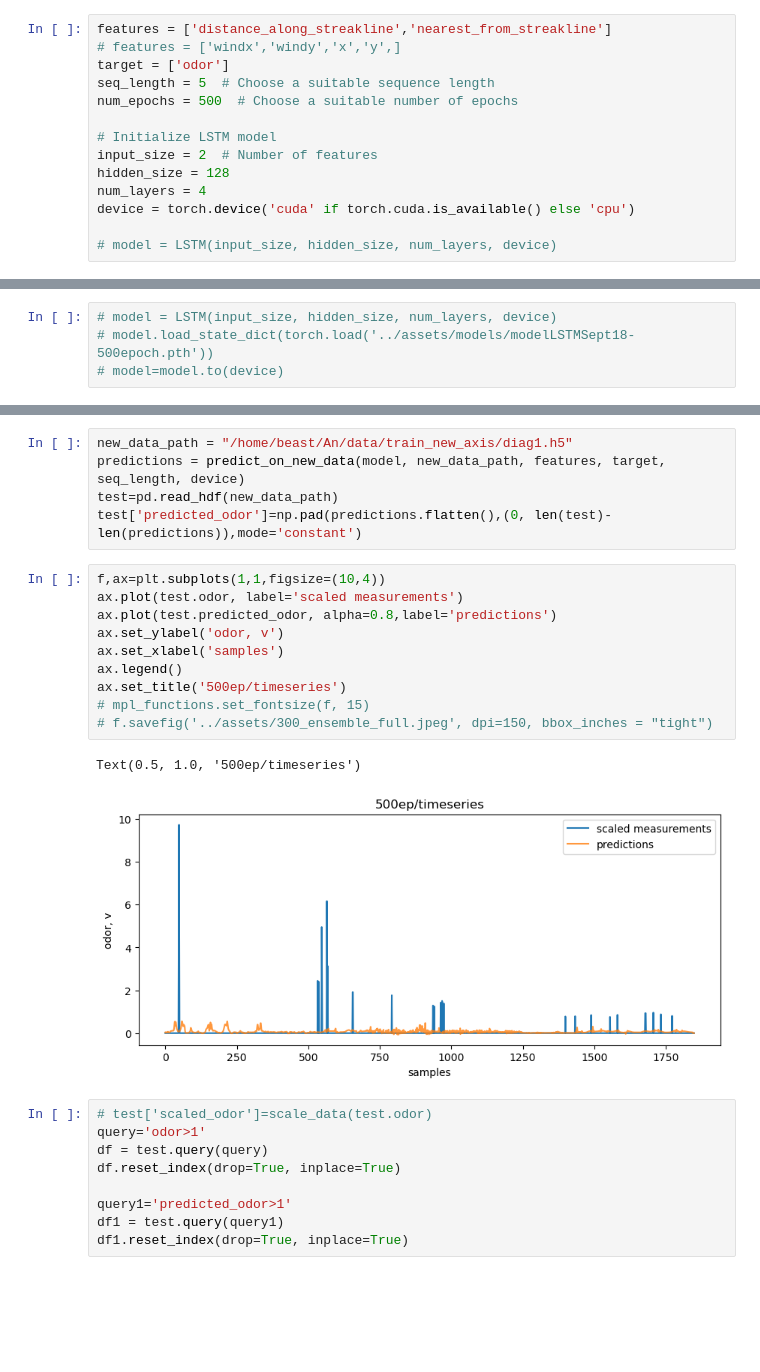
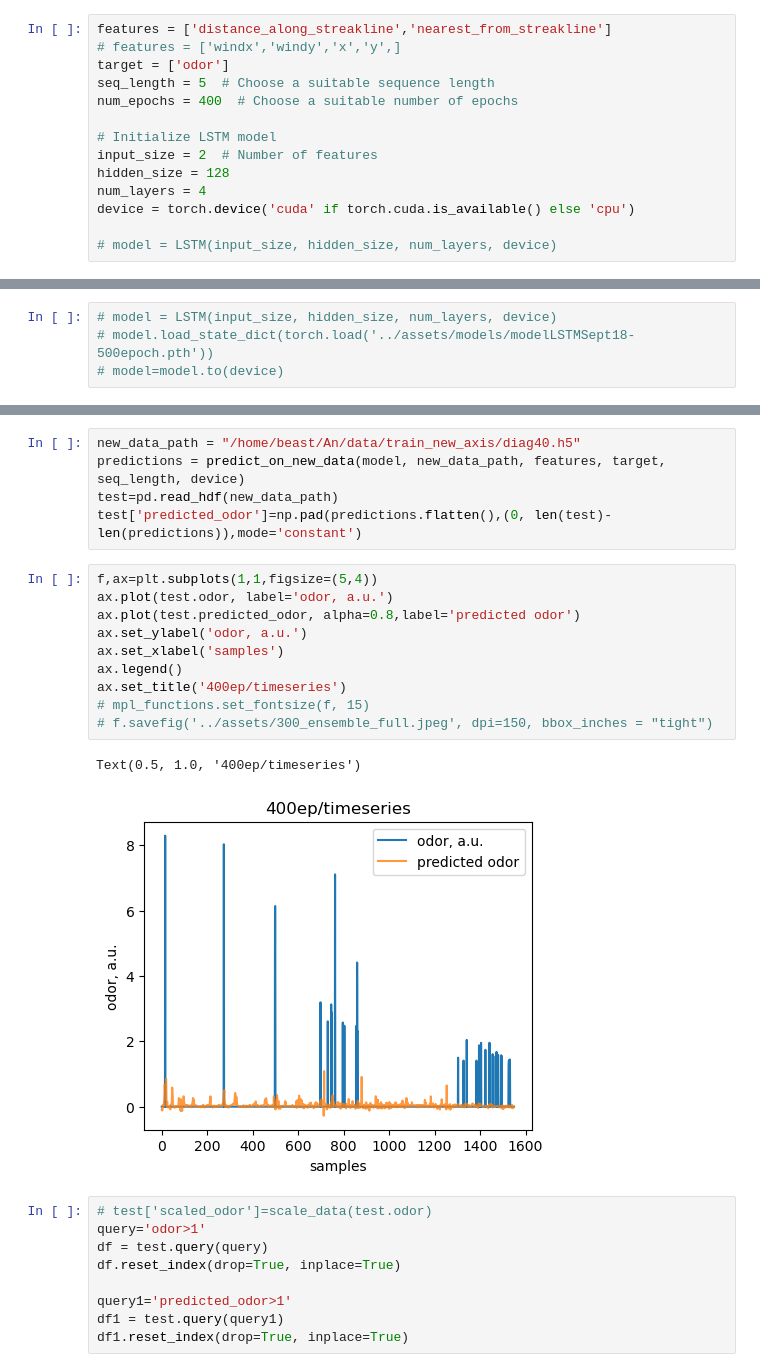
Before and after one commit to arunavanag591/COSMOS, a Jupyter notebook: train_time_series.ipynb, the cells around one changed output, grey strips where cells are left out. Cells and saved outputs as stored; diff of their text form; blank space fills up the shorter version.

```diff
--- a/train_time_series.ipynb
+++ b/train_time_series.ipynb
@@ -220,7 +220,7 @@ features = ['distance_along_streakline','nearest_from_streakline']
 # features = ['windx','windy','x','y',]
 target = ['odor']
 seq_length = 5  # Choose a suitable sequence length
-num_epochs = 500  # Choose a suitable number of epochs
+num_epochs = 400  # Choose a suitable number of epochs
 
 # Initialize LSTM model
 input_size = 2  # Number of features
@@ -334,21 +334,21 @@ all_data.to_hdf(folder_path+'combined.h5', key='data',mode='w')
 # %%
-new_data_path = "/home/beast/An/data/train_new_axis/diag1.h5"
+new_data_path = "/home/beast/An/data/train_new_axis/diag40.h5"
 predictions = predict_on_new_data(model, new_data_path, features, target, seq_length, device)
 test=pd.read_hdf(new_data_path)
 test['predicted_odor']=np.pad(predictions.flatten(),(0, len(test)-len(predictions)),mode='constant')
 # %%
-f,ax=plt.subplots(1,1,figsize=(10,4))
-ax.plot(test.odor, label='scaled measurements')
-ax.plot(test.predicted_odor, alpha=0.8,label='predictions')
-ax.set_ylabel('odor, v')
+f,ax=plt.subplots(1,1,figsize=(5,4))
+ax.plot(test.odor, label='odor, a.u.')
+ax.plot(test.predicted_odor, alpha=0.8,label='predicted odor')
+ax.set_ylabel('odor, a.u.')
 ax.set_xlabel('samples')
 ax.legend()
-ax.set_title('500ep/timeseries')
+ax.set_title('400ep/timeseries')
 # mpl_functions.set_fontsize(f, 15)
 # f.savefig('../assets/300_ensemble_full.jpeg', dpi=150, bbox_inches = "tight")
 # %% [output]
-Text(0.5, 1.0, '500ep/timeseries')
+Text(0.5, 1.0, '400ep/timeseries')
-[figure, old version]
+[figure, new version]
 # %%
 # test['scaled_odor']=scale_data(test.odor)
 query='odor>1'
```
Also changed, not shown: parts of 11 cells of this notebook, 4 other files.
